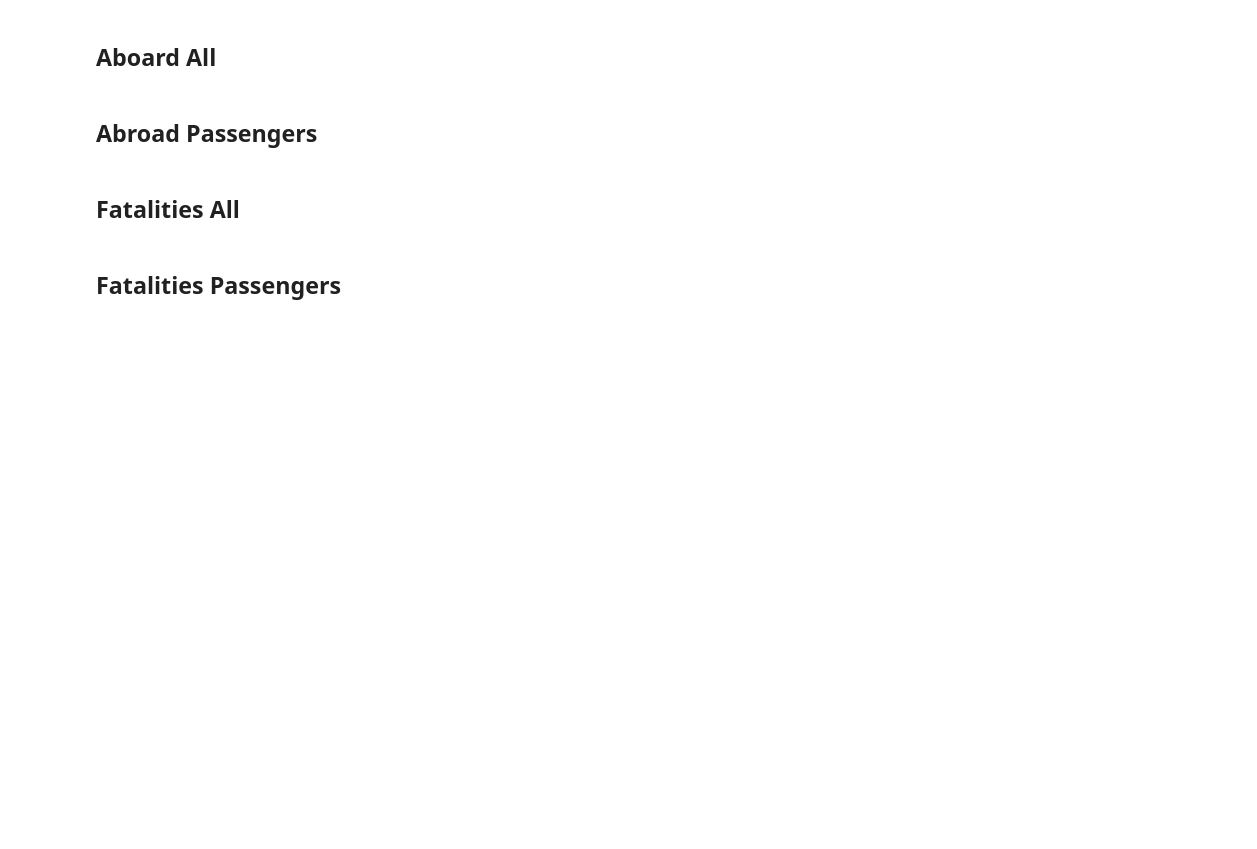
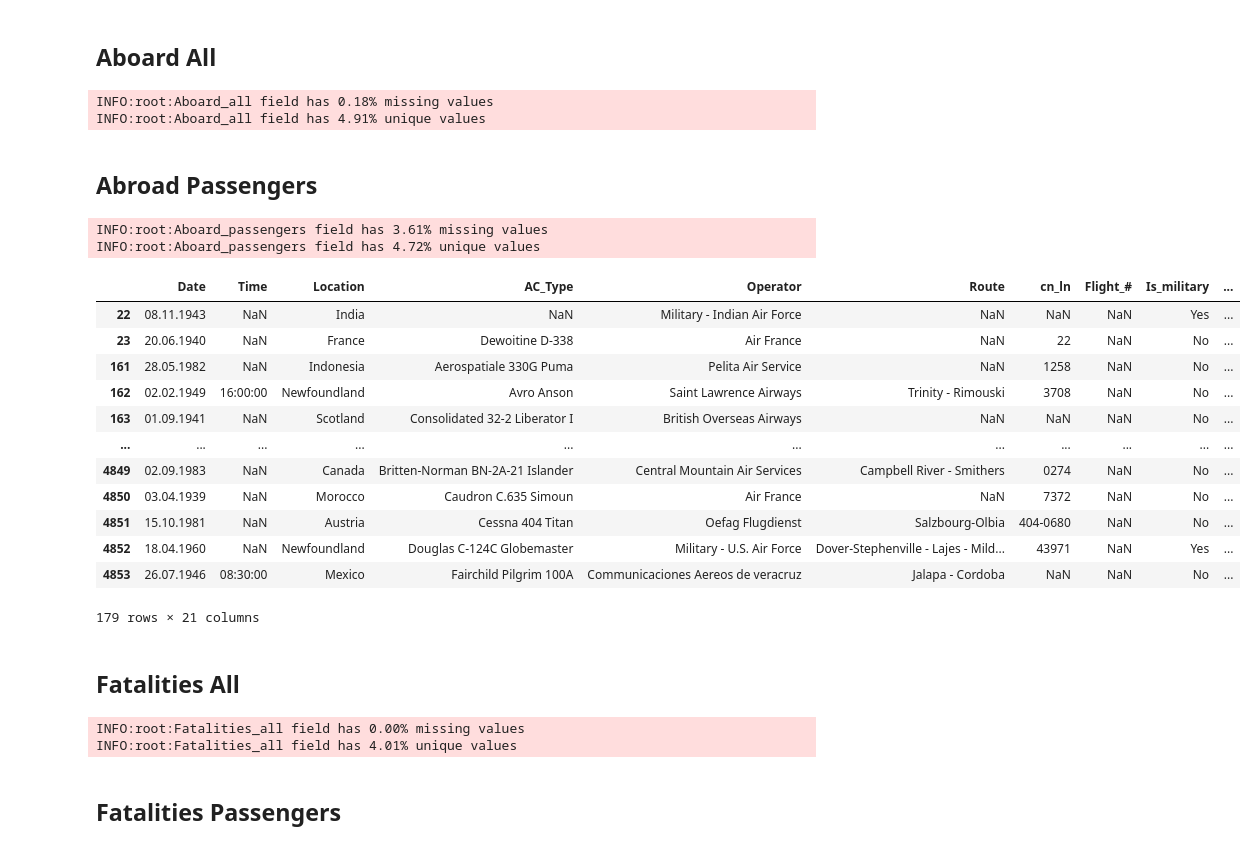
Before and after one commit to kiselevskaya/plane_crash_model_deployment, a Jupyter notebook: plane_crash_EDA copy.ipynb, the cells around one changed output. Cells and saved outputs as stored; diff of their text form; code cells hidden in the pictures; blank space fills up the shorter version.

```diff
--- a/plane_crash_EDA copy.ipynb
+++ b/plane_crash_EDA copy.ipynb
@@ -580,10 +753,32 @@ redundant_columns.append(DataSchema.MILITARY_COUNTRY)
 # %% [markdown]
 ## Aboard All
 # %%
-get_pct_missing_and_unique(DataSchema.ABOARD_ALL, "Aboard All")
+get_pct_missing_and_unique(DataSchema.aboard_all)
+# %% [output]
+INFO:root:Aboard_all field has 0.18% missing values
+INFO:root:Aboard_all field has 4.91% unique values
 # %%
-data.dropna(subset=[DataSchema.ABOARD_ALL], inplace=True)
+data.dropna(subset=[DataSchema.aboard_all], inplace=True)
 # %% [markdown]
 ## Abroad Passengers
 # %%
-get_pct_missing_and_unique(DataSchema.ABOARD_PASSENGERS, "Abroad Passengers")
+get_pct_missing_and_unique(DataSchema.aboard_passengers)
+# %% [output]
+INFO:root:Aboard_passengers field has 3.61% missing values
+INFO:root:Aboard_passengers field has 4.72% unique values
+# %%
+data[data[DataSchema.aboard_passengers].isna()]
+# %% [output]
+|  | Date | Time | Location | AC_Type | Operator | Route | cn_ln | Flight_# | Is_military | ... |
+| 22 | 08.11.1943 | NaN | India | NaN | Military - Indian Air Force | NaN | NaN | NaN | Yes | ... |
+| 23 | 20.06.1940 | NaN | France | Dewoitine D-338 | Air France | NaN | 22 | NaN | No | ... |
+| 161 | 28.05.1982 | NaN | Indonesia | Aerospatiale 330G Puma | Pelita Air Service | NaN | 1258 | NaN | No | ... |
+| 162 | 02.02.1949 | 16:00:00 | Newfoundland | Avro Anson | Saint Lawrence Airways | Trinity - Rimouski | 3708 | NaN | No | ... |
+| 163 | 01.09.1941 | NaN | Scotland | Consolidated 32-2 Liberator I | British Overseas Airways | NaN | NaN | NaN | No | ... |
+| ... | ... | ... | ... | ... | ... | ... | ... | ... | ... | ... |
+| 4849 | 02.09.1983 | NaN | Canada | Britten-Norman BN-2A-21 Islander | Central Mountain Air Services | Campbell River - Smithers | 0274 | NaN | No | ... |
+| 4850 | 03.04.1939 | NaN | Morocco | Caudron C.635 Simoun | Air France | NaN | 7372 | NaN | No | ... |
+| 4851 | 15.10.1981 | NaN | Austria | Cessna 404 Titan | Oefag Flugdienst | Salzbourg-Olbia | 404-0680 | NaN | No | ... |
+| 4852 | 18.04.1960 | NaN | Newfoundland | Douglas C-124C Globemaster | Military - U.S. Air Force | Dover-Stephenville - Lajes - Mild... | 43971 | NaN | Yes | ... |
+| 4853 | 26.07.1946 | 08:30:00 | Mexico | Fairchild Pilgrim 100A | Communicaciones Aereos de veracruz | Jalapa - Cordoba | NaN | NaN | No | ... |
+179 rows × 21 columns
@@ -590,5 +787,8 @@ get_pct_missing_and_unique(DataSchema.ABOARD_PASSENGERS, "Abroad Passengers")
 # %% [markdown]
 ## Fatalities All
 # %%
-get_pct_missing_and_unique(DataSchema.FATALITIES_ALL, "Fatalities All")
+get_pct_missing_and_unique(DataSchema.fatalities_all)
+# %% [output]
+INFO:root:Fatalities_all field has 0.00% missing values
+INFO:root:Fatalities_all field has 4.01% unique values
 # %%
```
Also changed, not shown: parts of 124 cells of this notebook.
